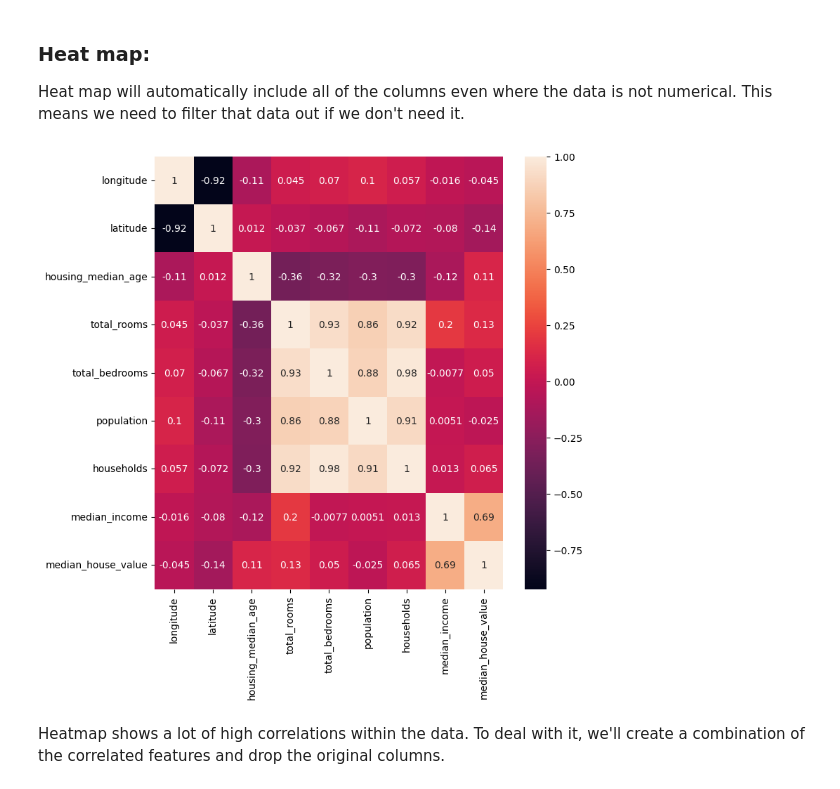
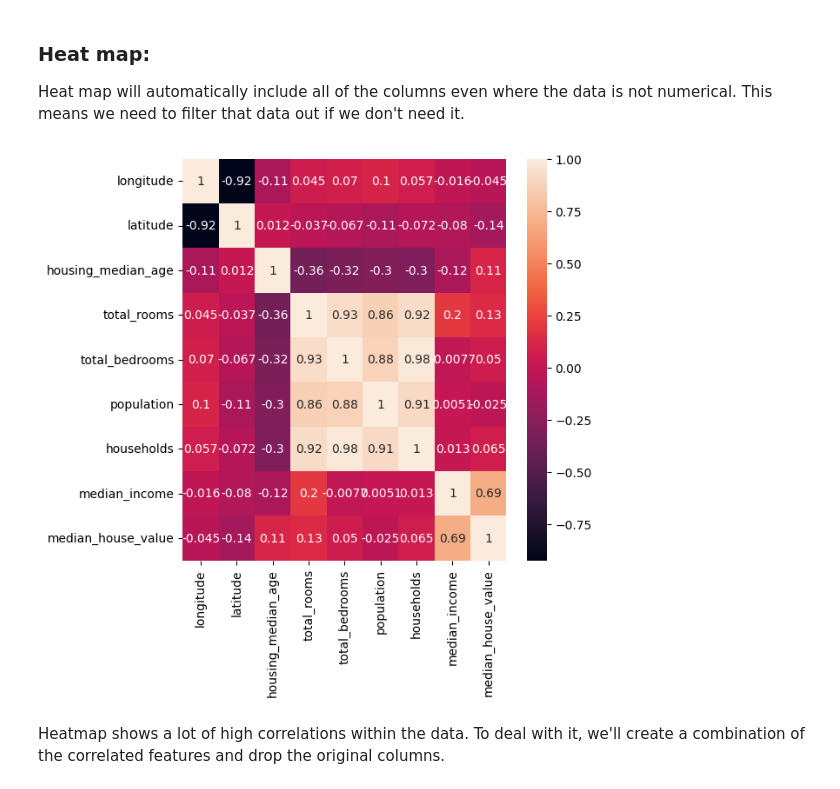
Before and after one commit to angelikavilde/AI-predict-house-value, a Jupyter notebook: data.ipynb, the cells around one changed output. Cells and saved outputs as stored; diff of their text form; code cells hidden in the pictures.

```diff
--- a/data.ipynb
+++ b/data.ipynb
@@ -99,17 +97,17 @@ This means we need to filter that data out if we don't need it.
 # %%
 housing_numerical = housing.select_dtypes(exclude='bool')
 # select_dtypes allows to only select columns where datatype is x
 # or exclude those where it is y
 
-plt.figure(figsize = (8,8))
+plt.figure(figsize = (6,6))
 # Seaborn library is built on top of the matplotlib. This means, we can use its extra
 # methods with our graphs made in seaborn
 sns.heatmap(housing_numerical.corr(), annot=True)
 # corr() finds the correlations between the columns
 # annot is automatically set to False in heatmap
 plt.show()
 # %% [output]
-[figure, old version]
+[figure, new version]
 # %% [markdown]
 Heatmap shows a lot of high correlations within the data. To deal with it, we'll
 create a combination of the correlated features and drop the original columns.
```
Also changed, not shown: parts of 8 cells of this notebook.
